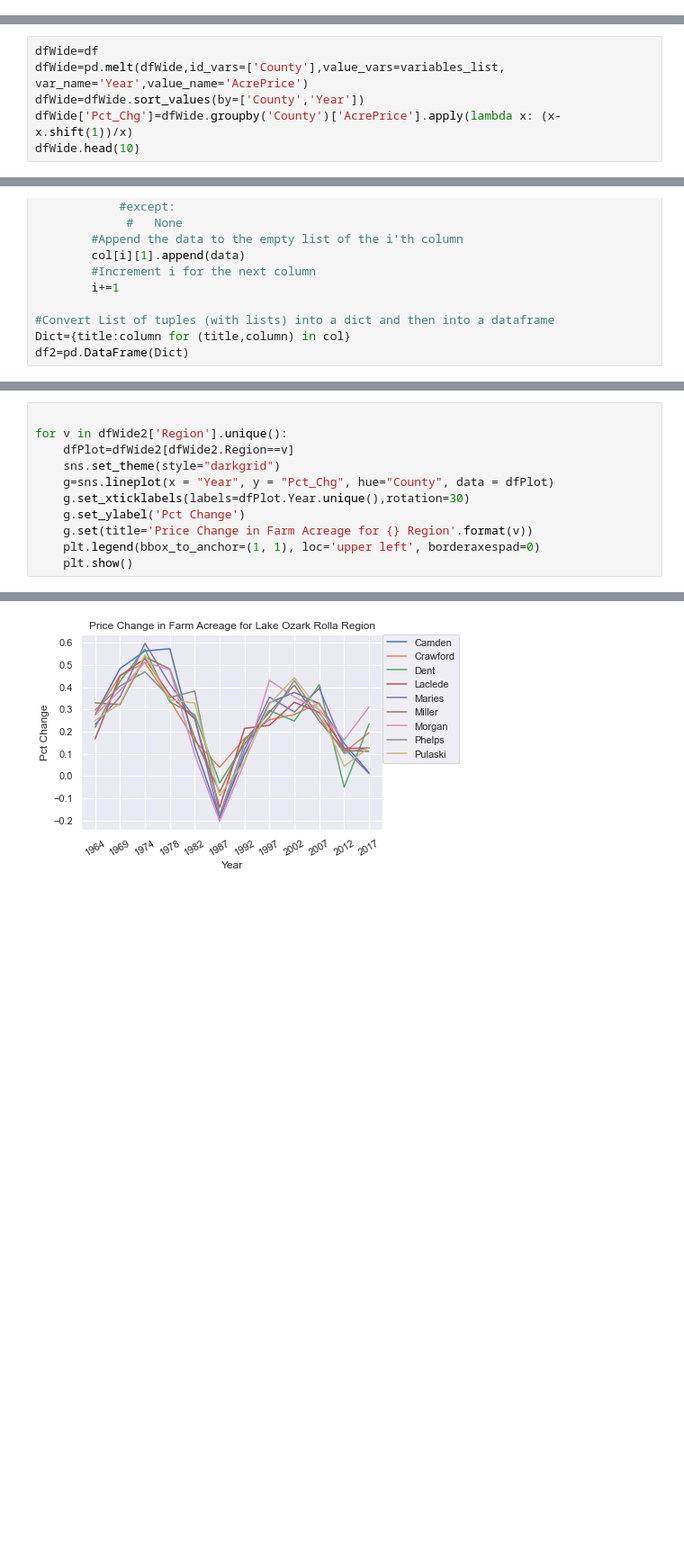
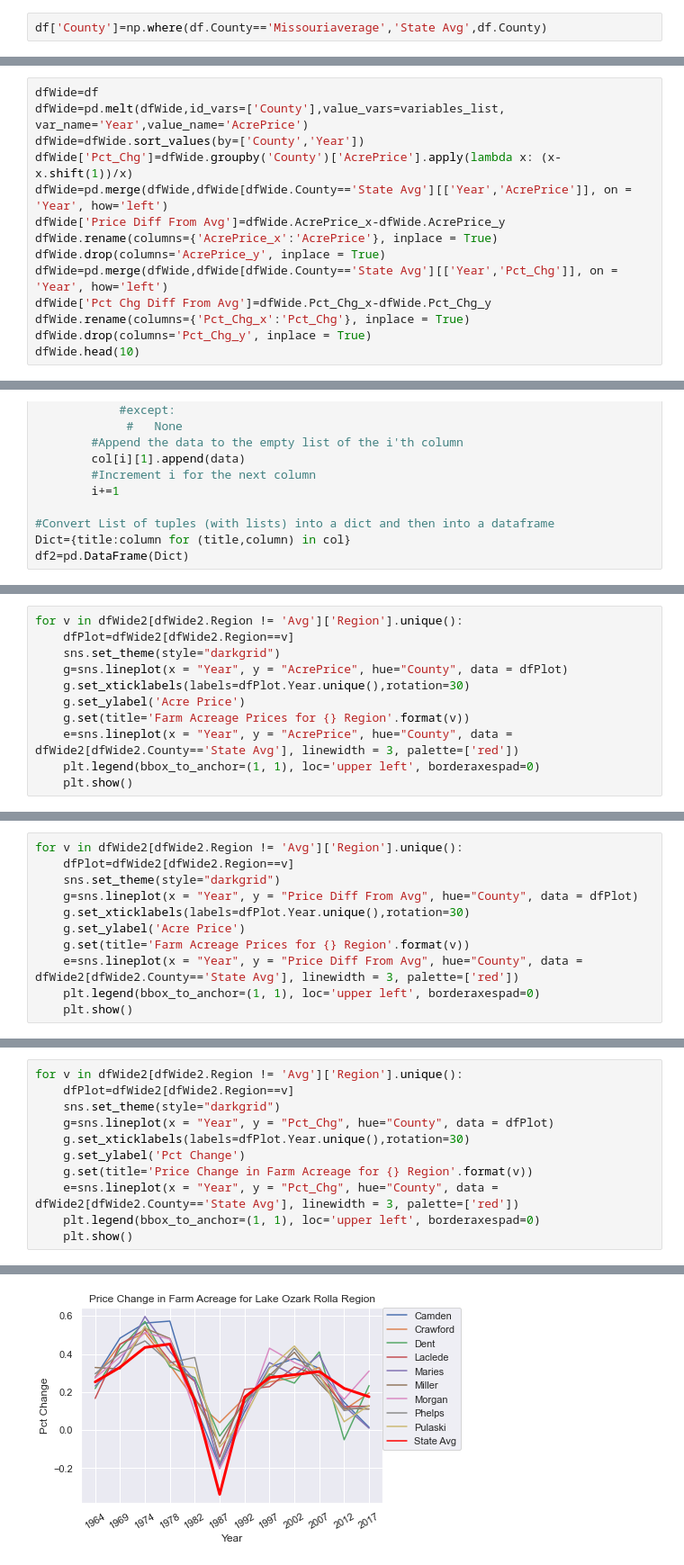
Before and after one commit to EricWismar/Forecast_Missouri_Land_Value, a Jupyter notebook: Land Value Forecast.ipynb, the cells around one changed output, grey strips where cells are left out. Shown at 90% size. Cells and saved outputs as stored; diff of their text form; blank space fills up the shorter version.

Commit message:
Added charts for difference from average over time.

```diff
--- a/Land Value Forecast.ipynb
+++ b/Land Value Forecast.ipynb
@@ -58,6 +61,8 @@ for j in range(1,len(tr_elements)):
 #Convert List of tuples (with lists) into a dict and then into a dataframe
 Dict={title:column for (title,column) in col}
 df=pd.DataFrame(Dict)
+# %%
+df['County']=np.where(df.County=='Missouriaverage','State Avg',df.County)
 # %%
 df.rename(columns={'1997b':'1997'},inplace=True)
 variables_list=df.columns[1:]
@@ -75,5 +80,13 @@ dfWide=df
 dfWide=pd.melt(dfWide,id_vars=['County'],value_vars=variables_list, var_name='Year',value_name='AcrePrice')
 dfWide=dfWide.sort_values(by=['County','Year'])
 dfWide['Pct_Chg']=dfWide.groupby('County')['AcrePrice'].apply(lambda x: (x-x.shift(1))/x)
+dfWide=pd.merge(dfWide,dfWide[dfWide.County=='State Avg'][['Year','AcrePrice']], on = 'Year', how='left')
+dfWide['Price Diff From Avg']=dfWide.AcrePrice_x-dfWide.AcrePrice_y
+dfWide.rename(columns={'AcrePrice_x':'AcrePrice'}, inplace = True)
+dfWide.drop(columns='AcrePrice_y', inplace = True)
+dfWide=pd.merge(dfWide,dfWide[dfWide.County=='State Avg'][['Year','Pct_Chg']], on = 'Year', how='left')
+dfWide['Pct Chg Diff From Avg']=dfWide.Pct_Chg_x-dfWide.Pct_Chg_y
+dfWide.rename(columns={'Pct_Chg_x':'Pct_Chg'}, inplace = True)
+dfWide.drop(columns='Pct_Chg_y', inplace = True)
 dfWide.head(10)
 # %% [output]
@@ -164,0 +196,11 @@ array(['Northeast', 'Northwest', 'Central', 'Southwest', 'West Central',
+# %%
+for v in dfWide2[dfWide2.Region != 'Avg']['Region'].unique():
+    dfPlot=dfWide2[dfWide2.Region==v]
+    sns.set_theme(style="darkgrid")
+    g=sns.lineplot(x = "Year", y = "AcrePrice", hue="County", data = dfPlot)
+    g.set_xticklabels(labels=dfPlot.Year.unique(),rotation=30)
+    g.set_ylabel('Acre Price')
+    g.set(title='Farm Acreage Prices for {} Region'.format(v))
+    e=sns.lineplot(x = "Year", y = "AcrePrice", hue="County", data = dfWide2[dfWide2.County=='State Avg'], linewidth = 3, palette=['red'])
+    plt.legend(bbox_to_anchor=(1, 1), loc='upper left', borderaxespad=0)
+    plt.show()
@@ -164,0 +221,11 @@ array(['Northeast', 'Northwest', 'Central', 'Southwest', 'West Central',
+# %%
+for v in dfWide2[dfWide2.Region != 'Avg']['Region'].unique():
+    dfPlot=dfWide2[dfWide2.Region==v]
+    sns.set_theme(style="darkgrid")
+    g=sns.lineplot(x = "Year", y = "Price Diff From Avg", hue="County", data = dfPlot)
+    g.set_xticklabels(labels=dfPlot.Year.unique(),rotation=30)
+    g.set_ylabel('Acre Price')
+    g.set(title='Farm Acreage Prices for {} Region'.format(v))
+    e=sns.lineplot(x = "Year", y = "Price Diff From Avg", hue="County", data = dfWide2[dfWide2.County=='State Avg'], linewidth = 3, palette=['red'])
+    plt.legend(bbox_to_anchor=(1, 1), loc='upper left', borderaxespad=0)
+    plt.show()
@@ -165,12 +246,12 @@ array(['Northeast', 'Northwest', 'Central', 'Southwest', 'West Central',
 # %%
-
-for v in dfWide2['Region'].unique():
+for v in dfWide2[dfWide2.Region != 'Avg']['Region'].unique():
     dfPlot=dfWide2[dfWide2.Region==v]
     sns.set_theme(style="darkgrid")
     g=sns.lineplot(x = "Year", y = "Pct_Chg", hue="County", data = dfPlot)
     g.set_xticklabels(labels=dfPlot.Year.unique(),rotation=30)
     g.set_ylabel('Pct Change')
     g.set(title='Price Change in Farm Acreage for {} Region'.format(v))
+    e=sns.lineplot(x = "Year", y = "Pct_Chg", hue="County", data = dfWide2[dfWide2.County=='State Avg'], linewidth = 3, palette=['red'])
     plt.legend(bbox_to_anchor=(1, 1), loc='upper left', borderaxespad=0)
     plt.show()
 # %% [output]
@@ -184 +265 @@ for v in dfWide2['Region'].unique():
-[figure, old version]
+[figure, new version]
```
Also changed, not shown: parts of 12 cells of this notebook.
